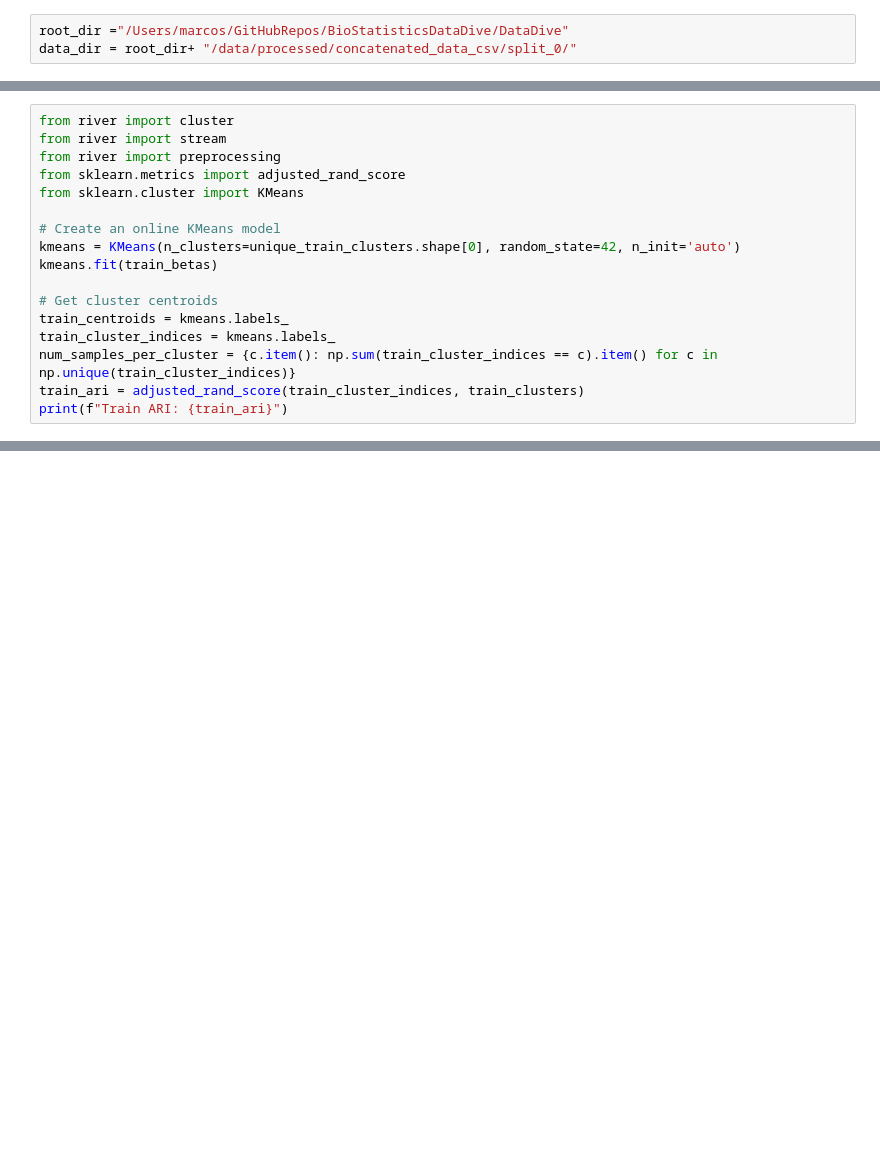
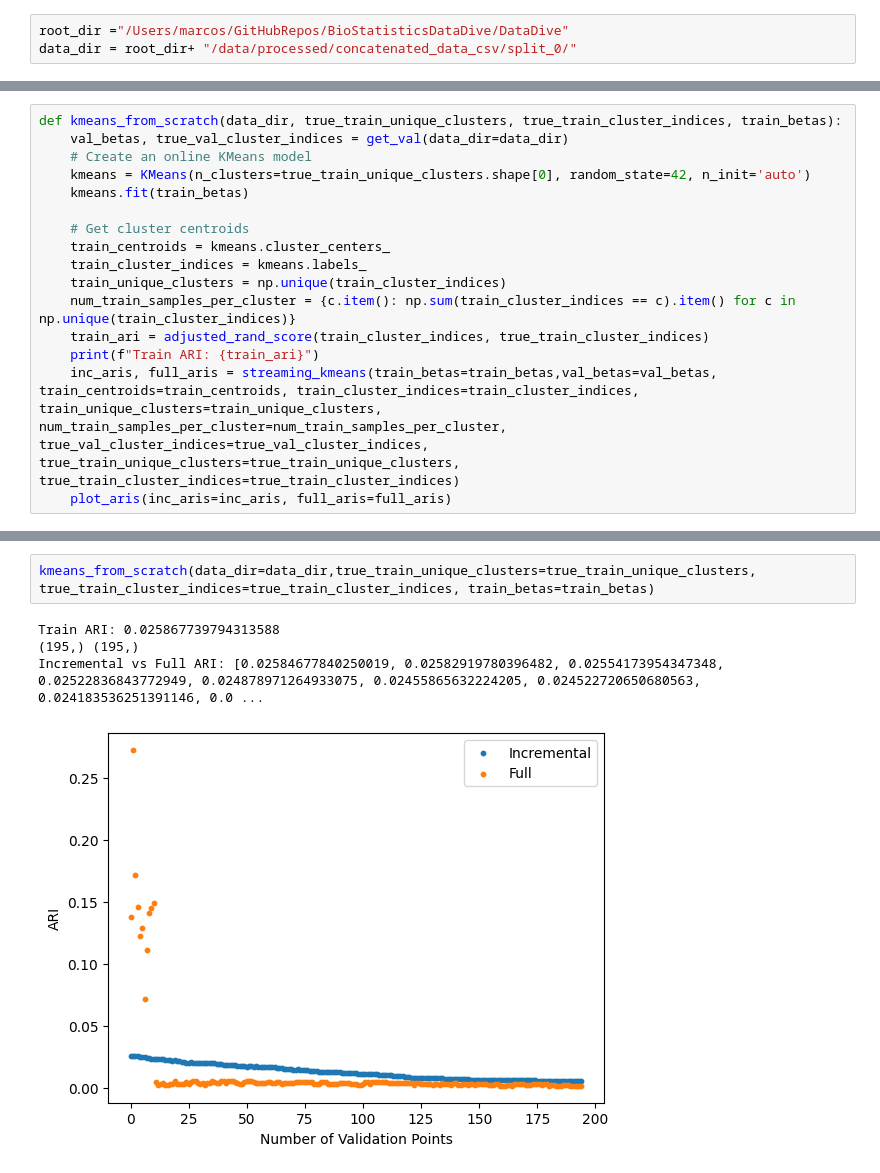
Before and after one commit to bmartin9/DataDive, a Jupyter notebook: kmeans.ipynb, the cells around one changed output, grey strips where cells are left out. Saved outputs shown, nothing was run; the diff lists cells and outputs as text; blank space fills up the shorter version.

```diff
--- a/kmeans.ipynb
+++ b/kmeans.ipynb
@@ -51,17 +94,16 @@ val_betas.shape
 # %%
-from river import cluster
-from river import stream
-from river import preprocessing
-from sklearn.metrics import adjusted_rand_score
-from sklearn.cluster import KMeans
+def kmeans_from_scratch(data_dir, true_train_unique_clusters, true_train_cluster_indices, train_betas):
+    val_betas, true_val_cluster_indices = get_val(data_dir=data_dir)
+    # Create an online KMeans model
+    kmeans = KMeans(n_clusters=true_train_unique_clusters.shape[0], random_state=42, n_init='auto')
+    kmeans.fit(train_betas)
 
-# Create an online KMeans model
-kmeans = KMeans(n_clusters=unique_train_clusters.shape[0], random_state=42, n_init='auto')
-kmeans.fit(train_betas)
-
-# Get cluster centroids
-train_centroids = kmeans.labels_
-train_cluster_indices = kmeans.labels_
-num_samples_per_cluster = {c.item(): np.sum(train_cluster_indices == c).item() for c in np.unique(train_cluster_indices)}
-train_ari = adjusted_rand_score(train_cluster_indices, train_clusters)
-print(f"Train ARI: {train_ari}")
+    # Get cluster centroids
+    train_centroids = kmeans.cluster_centers_
+    train_cluster_indices = kmeans.labels_
+    train_unique_clusters = np.unique(train_cluster_indices)
+    num_train_samples_per_cluster = {c.item(): np.sum(train_cluster_indices == c).item() for c in np.unique(train_cluster_indices)}
+    train_ari = adjusted_rand_score(train_cluster_indices, true_train_cluster_indices)
+    print(f"Train ARI: {train_ari}")
+    inc_aris, full_aris = streaming_kmeans(train_betas=train_betas,val_betas=val_betas, train_centroids=train_centroids, train_cluster_indices=train_cluster_indices, train_unique_clusters=train_unique_clusters, num_train_samples_per_cluster=num_train_samples_per_cluster, true_val_cluster_indices=true_val_cluster_indices, true_train_unique_clusters=true_train_unique_clusters, true_train_cluster_indices=true_train_cluster_indices)
+    plot_aris(inc_aris=inc_aris, full_aris=full_aris)
@@ -138,0 +136,7 @@ Incremental vs Full ARI: 0.019702049867834318, 0.026656193433360488
+# %%
+kmeans_from_scratch(data_dir=data_dir,true_train_unique_clusters=true_train_unique_clusters, true_train_cluster_indices=true_train_cluster_indices, train_betas=train_betas)
+# %% [output]
+Train ARI: 0.025867739794313588
+(195,) (195,)
+Incremental vs Full ARI: [0.02584677840250019, 0.02582919780396482, 0.02554173954347348, 0.02522836843772949, 0.024878971264933075, 0.02455865632224205, 0.024522720650680563, 0.024183536251391146, 0.0 ...
+[figure, added]
```
Also changed, not shown: parts of 13 cells of this notebook, 1 other file.
